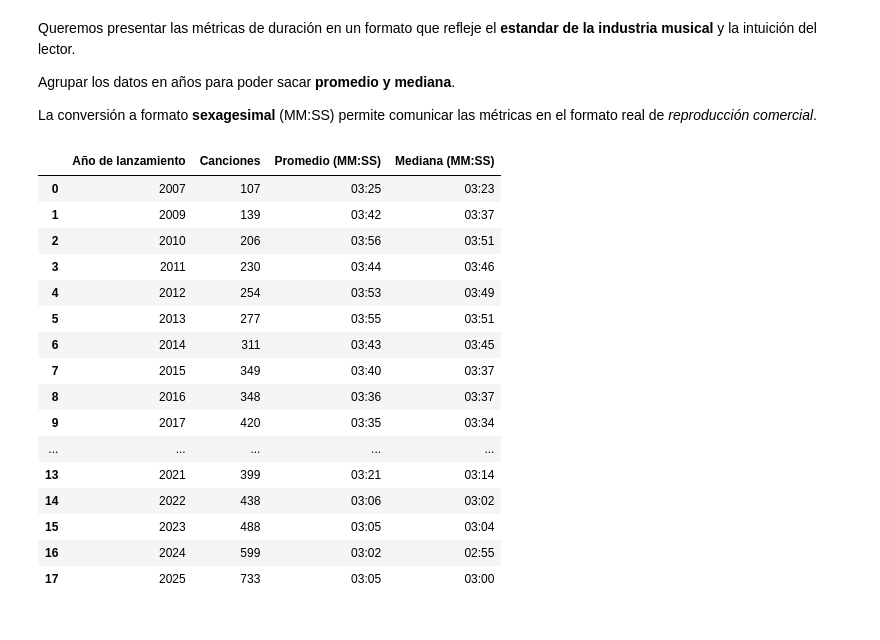
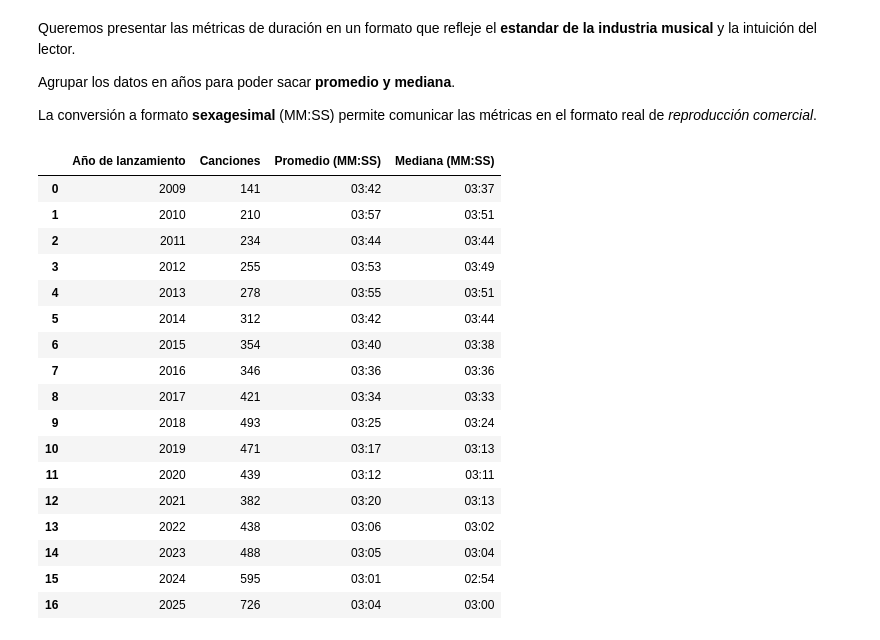
Before and after one commit to OjedaRocio/TP-Grupal-Laboratorio-2C-2026, a Jupyter notebook: TP_Grupal.ipynb, the cells around one changed output. Cells and saved outputs as stored; diff of their text form; code cells hidden in the pictures.

```diff
--- a/TP_Grupal.ipynb
+++ b/TP_Grupal.ipynb
@@ -498,10 +497,3 @@ display(filas_duplicadas[["Nombre de la canción", "Nombre del artista", "Nombre
 *   Re-ediciones y relanzamientos en álbumes distintos
 
 Conservar estas entradas duplicadas generaría una **sobre-representación** de ciertos temas en la muestra, distorsionando las *métricas de tendencia central*
-# %%
-# Eliminar las canciones repetidas dejando el primer registro
-df = df.drop_duplicates(subset=["Nombre de la canción", "Nombre del artista"], keep="first").reset_index(drop=True)
-
-# Comprobar que ya no quedan duplicados
-print("Cantidad total de canciones únicas listas para analizar:", len(df))
-print("Duplicados restantes:", df.duplicated(subset=["Nombre de la canción", "Nombre del artista"]).sum())
@@ -510,0 +500,13 @@ Duplicados restantes: 0
+# %%
+# Ordenamos por año para quedarnos con el lanzamiento MÁS ANTIGUO de cada canción
+df = (df.sort_values("Año de lanzamiento")
+        .drop_duplicates(subset=["Nombre de la canción", "Nombre del artista"], keep="first")
+        .reset_index(drop=True))
+# %%
+# Años con al menos 100 canciones DESPUÉS de eliminar duplicados
+conteo = df.groupby("Año de lanzamiento").size()
+print(conteo[conteo >= 100])
+
+# Ventana continua de análisis
+df = df[df["Año de lanzamiento"].between(2009, 2025)].copy()
+print("Canciones en la ventana 2009-2025:", len(df))
@@ -515,43 +535,58 @@ Agrupar los datos en años para poder sacar **promedio y mediana**.
 
 La conversión a formato **sexagesimal** (MM:SS) permite comunicar las métricas en el formato real de *reproducción comercial*.
 # %%
-# Función para convertir minutos decimales al formato MM:SS
+# 1. Contar canciones por año
+conteo_anios = df.groupby("Año de lanzamiento").size()
+
+# 2. Seleccionar años con al menos 100 canciones
+anios_representativos = conteo_anios[conteo_anios >= 100].index
+
+# 3. Filtrar el dataset
+df_representativo = df[
+    df["Año de lanzamiento"].isin(anios_representativos)
+].copy()
+
+# 4. Calcular las métricas anuales
+resumen_anual = df_representativo.groupby("Año de lanzamiento")[
+    "Duración (minutos)"
+].agg(
+    Canciones="count",
+    Promedio_min="mean",
+    Mediana_min="median"
+).reset_index()
+
+# 5. Convertir minutos decimales a MM:SS
 def minutos_a_mmss(minutos_decimales):
-    if pd.isna(minutos_decimales):
-        return "00:00"
     total_segundos = int(round(minutos_decimales * 60))
     minutos = total_segundos // 60
     segundos = total_segundos % 60
     return f"{minutos:02d}:{segundos:02d}"
 
-# Agrupamiento por año
-resumen_anual = df_filtrado.groupby("Año de lanzamiento")["Duración (minutos)"].agg(
-    Canciones="count",
-    Promedio_min="mean",
-    Mediana_min="median"
-).reset_index()
-
-# Formatear las métricas a minutos:segundos
 resumen_anual["Promedio (MM:SS)"] = resumen_anual["Promedio_min"].apply(minutos_a_mmss)
 resumen_anual["Mediana (MM:SS)"] = resumen_anual["Mediana_min"].apply(minutos_a_mmss)
 
-# Mostrar la tabla final
-display(resumen_anual[["Año de lanzamiento", "Canciones", "Promedio (MM:SS)", "Mediana (MM:SS)"]])
+# 6. Mostrar la tabla
+display(
+    resumen_anual[
+        ["Año de lanzamiento", "Canciones", "Promedio (MM:SS)", "Mediana (MM:SS)"]
+    ]
+)
 # %% [output]
 |  | Año de lanzamiento | Canciones | Promedio (MM:SS) | Mediana (MM:SS) |
-| 0 | 2007 | 107 | 03:25 | 03:23 |
-| 1 | 2009 | 139 | 03:42 | 03:37 |
-| 2 | 2010 | 206 | 03:56 | 03:51 |
-| 3 | 2011 | 230 | 03:44 | 03:46 |
-| 4 | 2012 | 254 | 03:53 | 03:49 |
-| 5 | 2013 | 277 | 03:55 | 03:51 |
-| 6 | 2014 | 311 | 03:43 | 03:45 |
-| 7 | 2015 | 349 | 03:40 | 03:37 |
-| 8 | 2016 | 348 | 03:36 | 03:37 |
-| 9 | 2017 | 420 | 03:35 | 03:34 |
-| ... | ... | ... | ... | ... |
-| 13 | 2021 | 399 | 03:21 | 03:14 |
-| 14 | 2022 | 438 | 03:06 | 03:02 |
-| 15 | 2023 | 488 | 03:05 | 03:04 |
-| 16 | 2024 | 599 | 03:02 | 02:55 |
-| 17 | 2025 | 733 | 03:05 | 03:00 |
+| 0 | 2009 | 141 | 03:42 | 03:37 |
+| 1 | 2010 | 210 | 03:57 | 03:51 |
+| 2 | 2011 | 234 | 03:44 | 03:44 |
+| 3 | 2012 | 255 | 03:53 | 03:49 |
+| 4 | 2013 | 278 | 03:55 | 03:51 |
+| 5 | 2014 | 312 | 03:42 | 03:44 |
+| 6 | 2015 | 354 | 03:40 | 03:38 |
+| 7 | 2016 | 346 | 03:36 | 03:36 |
+| 8 | 2017 | 421 | 03:34 | 03:33 |
+| 9 | 2018 | 493 | 03:25 | 03:24 |
+| 10 | 2019 | 471 | 03:17 | 03:13 |
+| 11 | 2020 | 439 | 03:12 | 03:11 |
+| 12 | 2021 | 382 | 03:20 | 03:13 |
+| 13 | 2022 | 438 | 03:06 | 03:02 |
+| 14 | 2023 | 488 | 03:05 | 03:04 |
+| 15 | 2024 | 595 | 03:01 | 02:54 |
+| 16 | 2025 | 726 | 03:04 | 03:00 |
```
Also changed, not shown: parts of 22 cells of this notebook.
